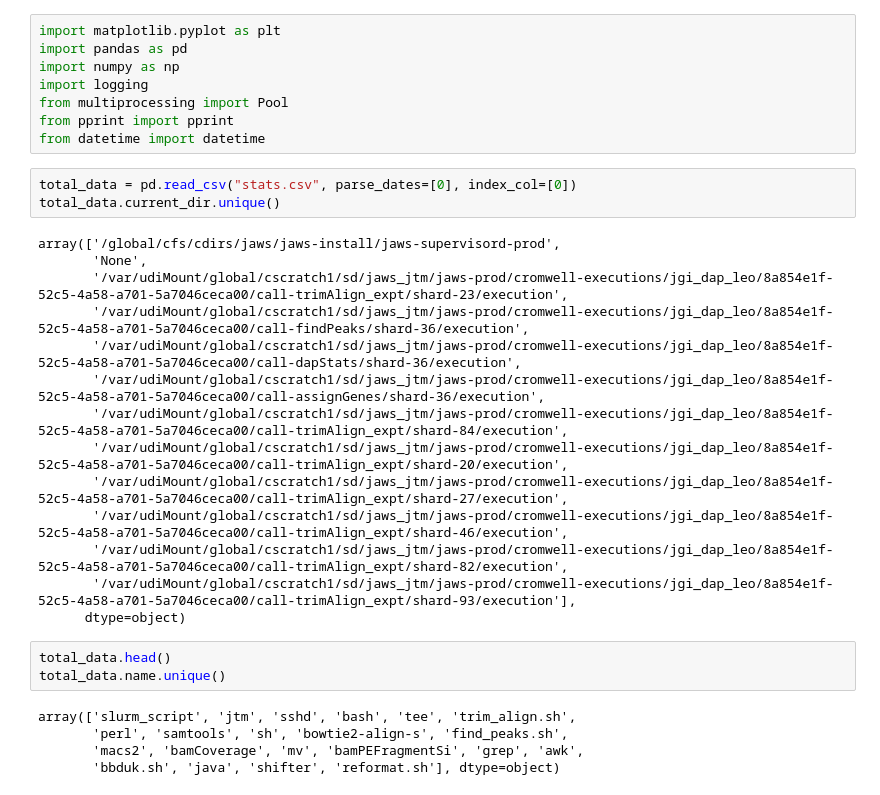
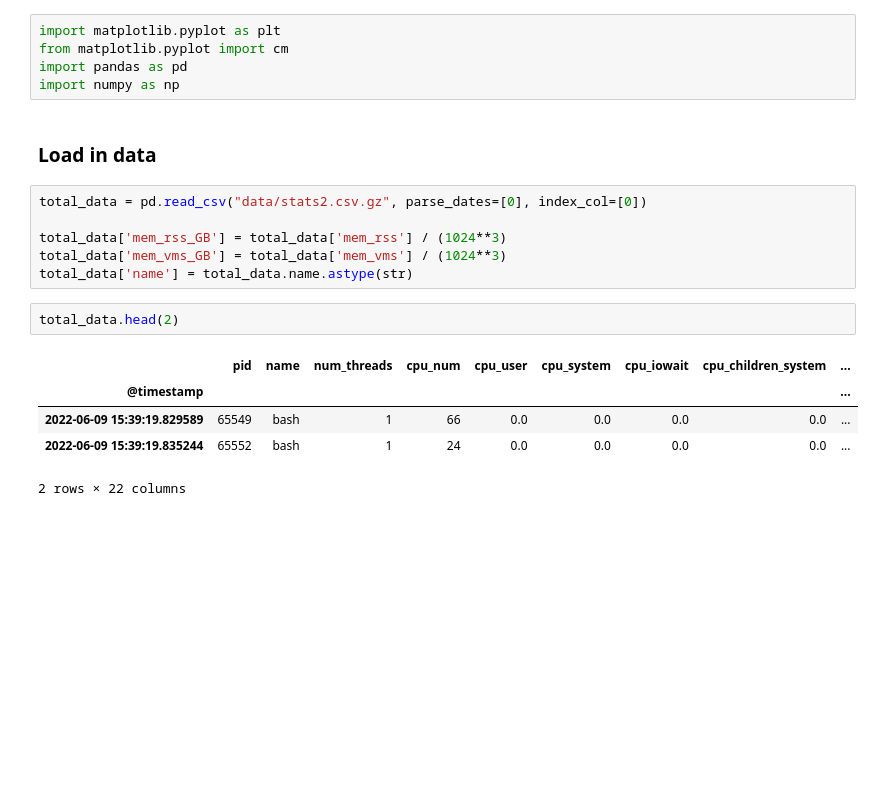
Before and after one commit to tylern4/PIDgin, a Jupyter notebook: hermit_notebook.ipynb, the cells around one changed output. Cells and saved outputs as stored; diff of their text form; blank space fills up the shorter version.

```diff
--- a/hermit_notebook.ipynb
+++ b/hermit_notebook.ipynb
@@ -1,33 +1,21 @@
 # %%
 import matplotlib.pyplot as plt
+from matplotlib.pyplot import cm
 import pandas as pd
 import numpy as np
-import logging
-from multiprocessing import Pool
-from pprint import pprint
-from datetime import datetime
-# %%
-total_data = pd.read_csv("stats.csv", parse_dates=[0], index_col=[0])
-total_data.current_dir.unique()
-# %% [output]
-array(['/global/cfs/cdirs/jaws/jaws-install/jaws-supervisord-prod',
-       'None',
-       '/var/udiMount/global/cscratch1/sd/jaws_jtm/jaws-prod/cromwell-executions/jgi_dap_leo/8a854e1f-52c5-4a58-a701-5a7046ceca00/call-trimAlign_expt/shard-23/execution',
-       '/var/udiMount/global/cscratch1/sd/jaws_jtm/jaws-prod/cromwell-executions/jgi_dap_leo/8a854e1f-52c5-4a58-a701-5a7046ceca00/call-findPeaks/shard-36/execution',
-       '/var/udiMount/global/cscratch1/sd/jaws_jtm/jaws-prod/cromwell-executions/jgi_dap_leo/8a854e1f-52c5-4a58-a701-5a7046ceca00/call-dapStats/shard-36/execution',
-       '/var/udiMount/global/cscratch1/sd/jaws_jtm/jaws-prod/cromwell-executions/jgi_dap_leo/8a854e1f-52c5-4a58-a701-5a7046ceca00/call-assignGenes/shard-36/execution',
-       '/var/udiMount/global/cscratch1/sd/jaws_jtm/jaws-prod/cromwell-executions/jgi_dap_leo/8a854e1f-52c5-4a58-a701-5a7046ceca00/call-trimAlign_expt/shard-84/execution',
-       '/var/udiMount/global/cscratch1/sd/jaws_jtm/jaws-prod/cromwell-executions/jgi_dap_leo/8a854e1f-52c5-4a58-a701-5a7046ceca00/call-trimAlign_expt/shard-20/execution',
-       '/var/udiMount/global/cscratch1/sd/jaws_jtm/jaws-prod/cromwell-executions/jgi_dap_leo/8a854e1f-52c5-4a58-a701-5a7046ceca00/call-trimAlign_expt/shard-27/execution',
-       '/var/udiMount/global/cscratch1/sd/jaws_jtm/jaws-prod/cromwell-executions/jgi_dap_leo/8a854e1f-52c5-4a58-a701-5a7046ceca00/call-trimAlign_expt/shard-46/execution',
-       '/var/udiMount/global/cscratch1/sd/jaws_jtm/jaws-prod/cromwell-executions/jgi_dap_leo/8a854e1f-52c5-4a58-a701-5a7046ceca00/call-trimAlign_expt/shard-82/execution',
-       '/var/udiMount/global/cscratch1/sd/jaws_jtm/jaws-prod/cromwell-executions/jgi_dap_leo/8a854e1f-52c5-4a58-a701-5a7046ceca00/call-trimAlign_expt/shard-93/execution'],
-      dtype=object)
+# %% [markdown]
+### Load in data
+# %%
+total_data = pd.read_csv("data/stats2.csv.gz", parse_dates=[0], index_col=[0])
+
+total_data['mem_rss_GB'] = total_data['mem_rss'] / (1024**3)
+total_data['mem_vms_GB'] = total_data['mem_vms'] / (1024**3)
+total_data['name'] = total_data.name.astype(str)
 # %%
-total_data.head()
-total_data.name.unique()
+total_data.head(2)
 # %% [output]
+|  | pid | name | num_threads | cpu_num | cpu_user | cpu_system | cpu_iowait | cpu_children_system | ... |
+| @timestamp |  |  |  |  |  |  |  |  | ... |
+| 2022-06-09 15:39:19.829589 | 65549 | bash | 1 | 66 | 0.0 | 0.0 | 0.0 | 0.0 | ... |
+| 2022-06-09 15:39:19.835244 | 65552 | bash | 1 | 24 | 0.0 | 0.0 | 0.0 | 0.0 | ... |
-array(['slurm_script', 'jtm', 'sshd', 'bash', 'tee', 'trim_align.sh',
-       'perl', 'samtools', 'sh', 'bowtie2-align-s', 'find_peaks.sh',
-       'macs2', 'bamCoverage', 'mv', 'bamPEFragmentSi', 'grep', 'awk',
-       'bbduk.sh', 'java', 'shifter', 'reformat.sh'], dtype=object)
+2 rows × 22 columns
```
Also changed, not shown: parts of 14 cells of this notebook.
